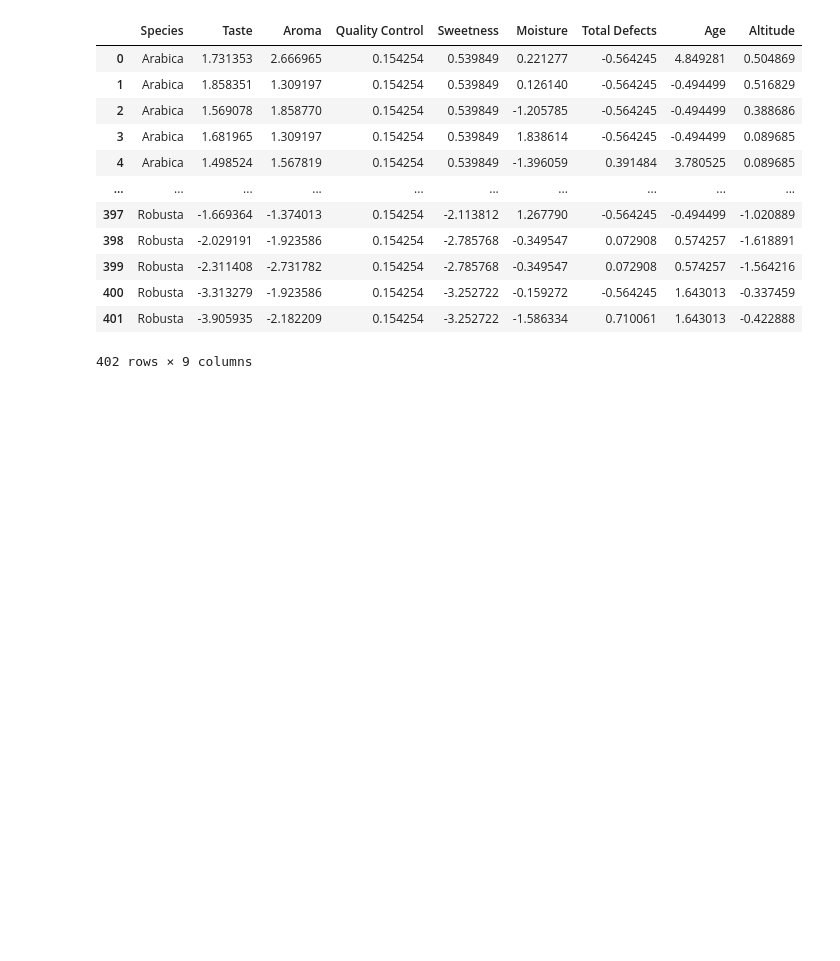
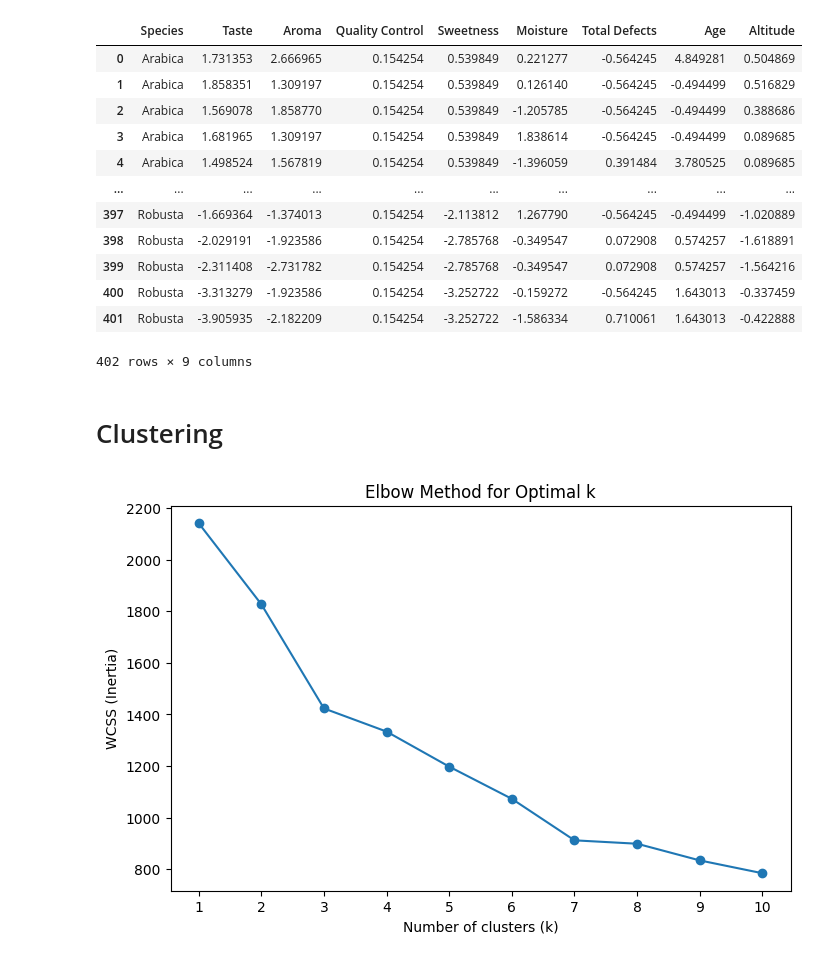
Before and after one commit to ashritakodali/coffee_quality_analysis, a Jupyter notebook: ML_Project_Clustering.ipynb, the cells around one changed output. Cells and saved outputs as stored; diff of their text form; code cells hidden in the pictures; blank space fills up the shorter version.

```diff
--- a/ML_Project_Clustering.ipynb
+++ b/ML_Project_Clustering.ipynb
@@ -120,7 +114,7 @@ df = df[['Number.of.Bags', 'Bag.Weight', 'Harvest.Year',
        'Aroma', 'Flavor', 'Aftertaste',
        'Acidity', 'Body', 'Balance', 'Uniformity', 'Clean.Cup', 'Sweetness',
        'Moisture', 'Category.One.Defects',
-       'Category.Two.Defects', 'Expiration', 'Altitude']]
+       'Category.Two.Defects', 'Expiration', 'Altitude', 'Species']]
 # %% [markdown]
 Features: Taste (flavor, aftertaste, acidity, body, balance), aroma, quality control (uniformity, cup cleanliness), sweetness, moisture, total defects, age (2025-harvest year), farm altitude
 # %%
@@ -302,3 +317,26 @@ display(df2)
 | 400 | Robusta | -3.313279 | -1.923586 | 0.154254 | -3.252722 | -0.159272 | -0.564245 | 1.643013 | -0.337459 |
 | 401 | Robusta | -3.905935 | -2.182209 | 0.154254 | -3.252722 | -1.586334 | 0.710061 | 1.643013 | -0.422888 |
 402 rows × 9 columns
+# %% [markdown]
+# Clustering
+# %%
+### Clustering - Species: Arabica
+arabica = df2[df2['Species']=='Arabica'].drop('Species', axis=1)
+
+# choosing optimal k - for shiny app, this will just be a choice
+from sklearn.cluster import KMeans
+wcss = []
+K = range(1, 11)
+for k in K:
+    kmeans = KMeans(n_clusters=k, random_state=42)
+    kmeans.fit(arabica)
+    wcss.append(kmeans.inertia_)
+plt.figure(figsize=(8,5))
+plt.plot(K, wcss, marker='o')
+plt.xlabel('Number of clusters (k)')
+plt.ylabel('WCSS (Inertia)')
+plt.title('Elbow Method for Optimal k')
+plt.xticks(K)
+plt.show()
+# %% [output]
+[figure, added]
```
Also changed, not shown: parts of 14 cells of this notebook.
